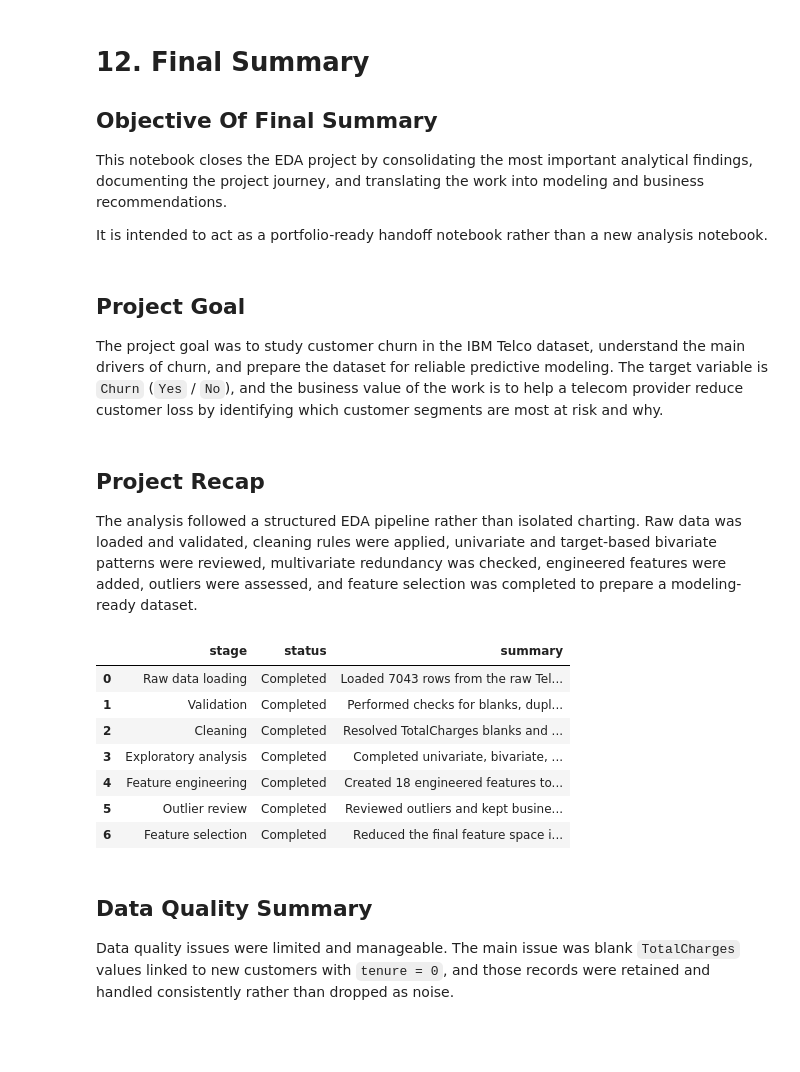
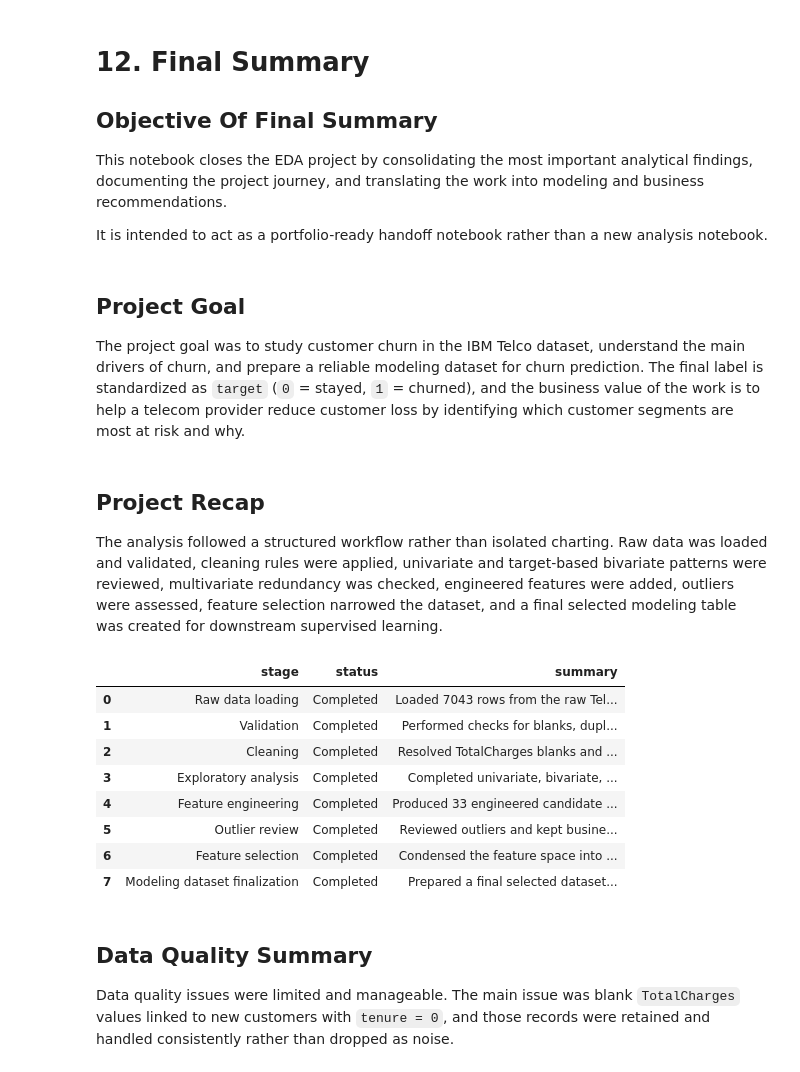
Before and after one commit to mmubashir95/Telco-Customer-Churn, a Jupyter notebook: notebooks/12_final_summary.ipynb, the cells around one changed output. Cells and saved outputs as stored; diff of their text form; code cells hidden in the pictures; blank space fills up the shorter version.

```diff
--- a/notebooks/12_final_summary.ipynb
+++ b/notebooks/12_final_summary.ipynb
@@ -113,11 +163,11 @@ pd.set_option("display.max_colwidth", None)
 # %% [markdown]
 ## Project Goal
 
-The project goal was to study customer churn in the IBM Telco dataset, understand the main drivers of churn, and prepare the dataset for reliable predictive modeling. The target variable is `Churn` (`Yes` / `No`), and the business value of the work is to help a telecom provider reduce customer loss by identifying which customer segments are most at risk and why.
+The project goal was to study customer churn in the IBM Telco dataset, understand the main drivers of churn, and prepare a reliable modeling dataset for churn prediction. The final label is standardized as `target` (`0` = stayed, `1` = churned), and the business value of the work is to help a telecom provider reduce customer loss by identifying which customer segments are most at risk and why.
 # %% [markdown]
 ## Project Recap
 
-The analysis followed a structured EDA pipeline rather than isolated charting. Raw data was loaded and validated, cleaning rules were applied, univariate and target-based bivariate patterns were reviewed, multivariate redundancy was checked, engineered features were added, outliers were assessed, and feature selection was completed to prepare a modeling-ready dataset.
+The analysis followed a structured workflow rather than isolated charting. Raw data was loaded and validated, cleaning rules were applied, univariate and target-based bivariate patterns were reviewed, multivariate redundancy was checked, engineered features were added, outliers were assessed, feature selection narrowed the dataset, and a final selected modeling table was created for downstream supervised learning.
 # %%
 project_recap_df = pd.DataFrame(
     {
@@ -128,39 +178,43 @@ project_recap_df = pd.DataFrame(
             "Exploratory analysis",
             "Feature engineering",
             "Outlier review",
             "Feature selection",
+            "Modeling dataset finalization",
         ],
         "status": [
+            "Completed",
             "Completed",
             "Completed",
             "Completed",
             "Completed",
             "Completed",
             "Completed",
             "Completed",
         ],
         "summary": [
             f"Loaded {raw_df.shape[0]} rows from the raw Telco churn dataset.",
-            "Performed checks for blanks, duplicates, and schema consistency.",
+            "Performed checks for blanks, duplicates, schema consistency, and target readiness.",
             "Resolved TotalCharges blanks and stabilized data types for analysis.",
             "Completed univariate, bivariate, and multivariate churn-focused review.",
-            f"Created {len(engineered_features)} engineered features to enrich churn signal.",
+            f"Produced {feature_selection_snapshot['features_before_selection']} engineered candidate features before final encoding-driven selection.",
             "Reviewed outliers and kept business-valid edge cases rather than capping blindly.",
-            f"Reduced the final feature space into keep, review, and drop groups for modeling.",
+            f"Condensed the feature space into keep, review, and drop decisions, then expanded the retained signals into {feature_selection_snapshot['selected_feature_count']} final modeling columns.",
+            f"Prepared a final selected dataset with {len(feature_columns)} numeric modeling features plus the standardized {target_column} label.",
         ],
     }
 )
 
 project_recap_df
 # %% [output]
 |  | stage | status | summary |
 | 0 | Raw data loading | Completed | Loaded 7043 rows from the raw Tel... |
 | 1 | Validation | Completed | Performed checks for blanks, dupl... |
 | 2 | Cleaning | Completed | Resolved TotalCharges blanks and ... |
 | 3 | Exploratory analysis | Completed | Completed univariate, bivariate, ... |
-| 4 | Feature engineering | Completed | Created 18 engineered features to... |
+| 4 | Feature engineering | Completed | Produced 33 engineered candidate ... |
 | 5 | Outlier review | Completed | Reviewed outliers and kept busine... |
-| 6 | Feature selection | Completed | Reduced the final feature space i... |
+| 6 | Feature selection | Completed | Condensed the feature space into ... |
+| 7 | Modeling dataset finalization | Completed | Prepared a final selected dataset... |
 # %% [markdown]
 ## Data Quality Summary
 
```
Also changed, not shown: parts of 16 cells of this notebook.
